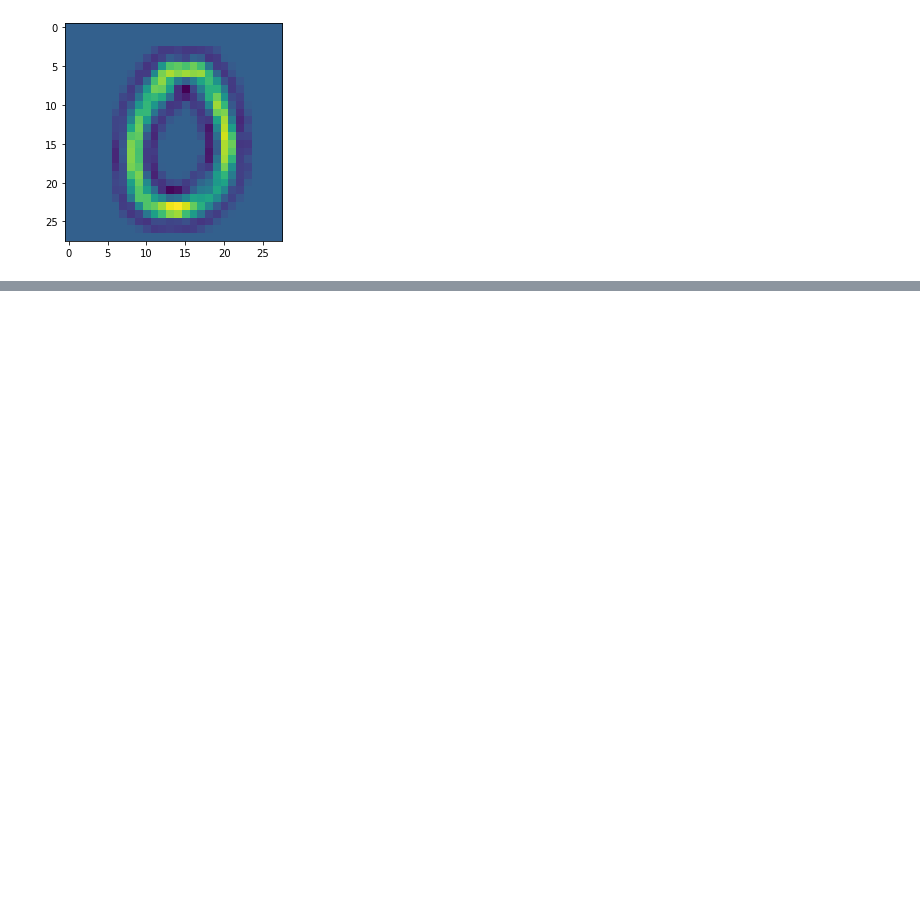
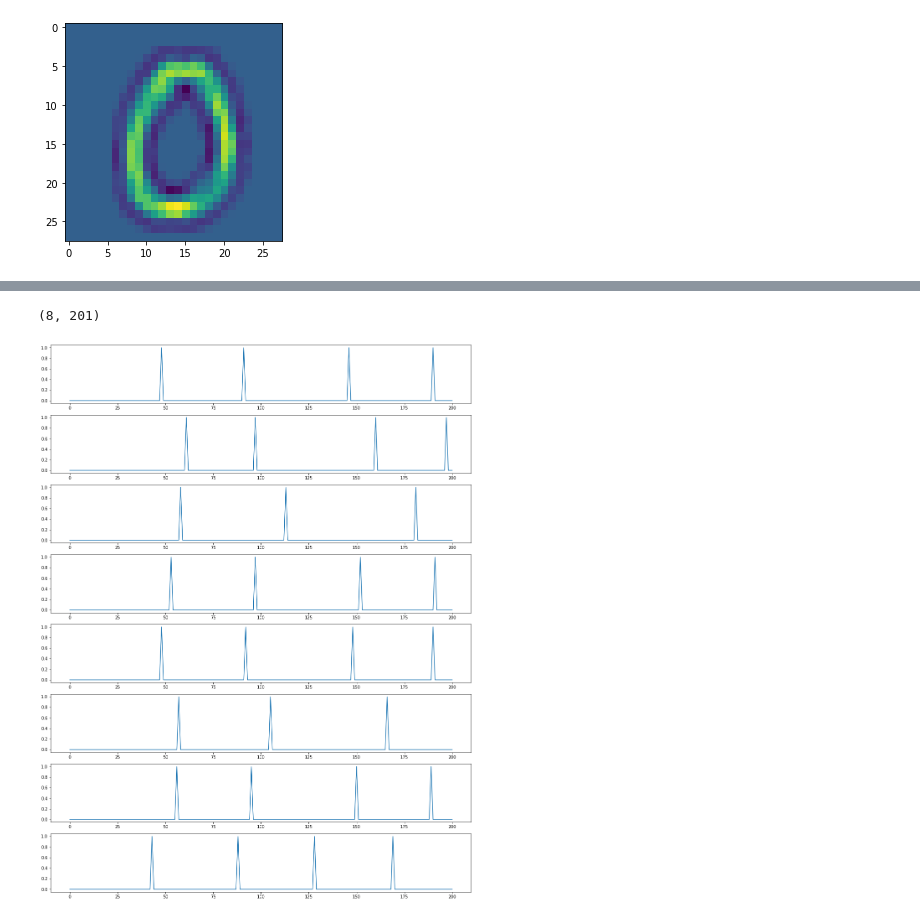
Before and after one commit to tomato1mule/snn_modu2021, a Jupyter notebook: Training/Untitled.ipynb, the cells around one changed output, grey strips where cells are left out. Cells and saved outputs as stored; diff of their text form; code cells hidden in the pictures; blank space fills up the shorter version.

Commit message:
implemented learning w/o lateral inhib

```diff
--- a/Training/Untitled.ipynb
+++ b/Training/Untitled.ipynb
@@ -60,16 +57,13 @@ plt.show()
 # %%
-adaptation = 30000./np.sum(image)
+adaptation = 7000./np.sum(image)
 # %%
-learn = True
+learn = False
 
-layer1_spiketrain = []
-layer2_spiketrain = []
+output_spiketrain = []
 for i,t in enumerate(timeline):
     input_spikes = input_spiketrain[:,i]
-    layer1_spikes = synapse_1.run(input_spikes,t,adaptation)
-    layer1_spiketrain.append(layer1_spikes)
-    layer2_spikes = synapse_2.run(layer1_spikes,t,adaptation)
-    layer2_spiketrain.append(layer2_spikes)
+    output_spikes = synapse.run(input_spikes,t,adaptation)
+    output_spiketrain.append(output_spikes)
 
     if learn:
         for j,s in enumerate(layer2_spikes):
@@ -80,5 +74,17 @@ for i,t in enumerate(timeline):
 
 
 #layer1_spiketrain = np.array(layer1_spiketrain).T
-layer2_spiketrain = np.array(layer2_spiketrain).T
+output_spiketrain = np.array(output_spiketrain).T
+# %%
+output_spiketrain.shape
+# %% [output]
+(8, 201)
+# %%
+fig = plt.figure(figsize=(18,3*n2))
+axes=[]
+for i in range(n2):
+    axes.append(fig.add_subplot(n2,1,i+1))
+    axes[i].plot(output_spiketrain[i,:])
+# %% [output]
+[figure, added]
 # %%
```
Also changed, not shown: parts of 6 cells of this notebook, 8 other files.
